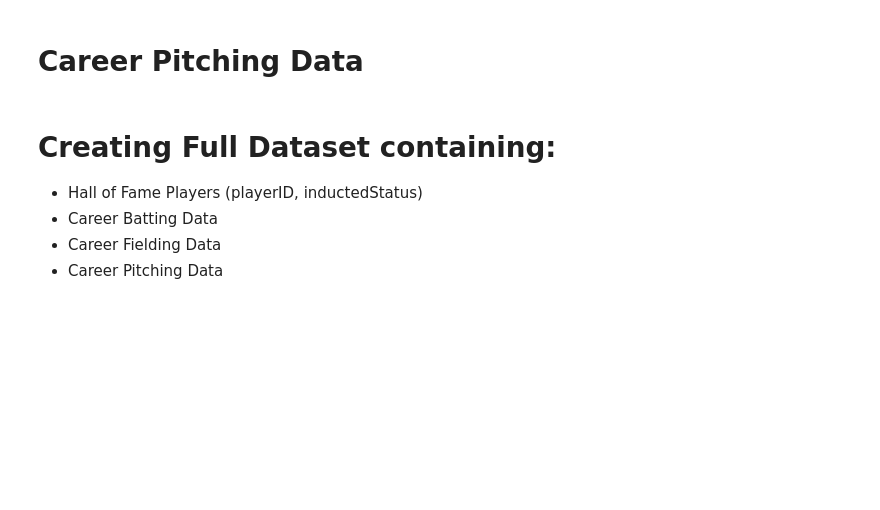
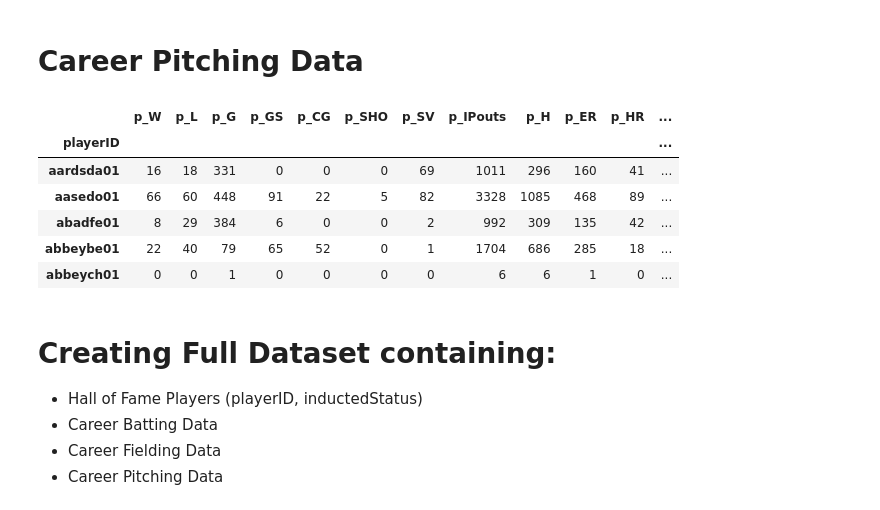
Before and after one commit to sting0312/GoldenGloves, a Jupyter notebook: golden-gloves.ipynb, the cells around one changed output. Drawn from its saved outputs; the diff is of its cells as text; code cells hidden in the pictures; blank space fills up the shorter version.

```diff
--- a/golden-gloves.ipynb
+++ b/golden-gloves.ipynb
@@ -166,3 +166,6 @@ career_fielding_df.head()
 | abadan01 | 9 | 4.0 | 138.0 | 37 | 1 | 1.0 | 3 |
 # %% [markdown]
 # Career Pitching Data
+# %%
+# Importing data
+pitching_df = pd.read_csv("Resources/baseballdatabank-master/core/Pitching.csv")
@@ -169,3 +184,13 @@ career_fielding_df.head()
+# %%
+career_pitching_df.head()
+# %% [output]
+|  | p_W | p_L | p_G | p_GS | p_CG | p_SHO | p_SV | p_IPouts | p_H | p_ER | p_HR | ... |
+| playerID |  |  |  |  |  |  |  |  |  |  |  | ... |
+| aardsda01 | 16 | 18 | 331 | 0 | 0 | 0 | 69 | 1011 | 296 | 160 | 41 | ... |
+| aasedo01 | 66 | 60 | 448 | 91 | 22 | 5 | 82 | 3328 | 1085 | 468 | 89 | ... |
+| abadfe01 | 8 | 29 | 384 | 6 | 0 | 0 | 2 | 992 | 309 | 135 | 42 | ... |
+| abbeybe01 | 22 | 40 | 79 | 65 | 52 | 0 | 1 | 1704 | 686 | 285 | 18 | ... |
+| abbeych01 | 0 | 0 | 1 | 0 | 0 | 0 | 0 | 6 | 6 | 1 | 0 | ... |
 # %% [markdown]
 # Creating Full Dataset containing:
 * Hall of Fame Players (playerID, inductedStatus)
```
Also changed, not shown: parts of 9 cells of this notebook.
